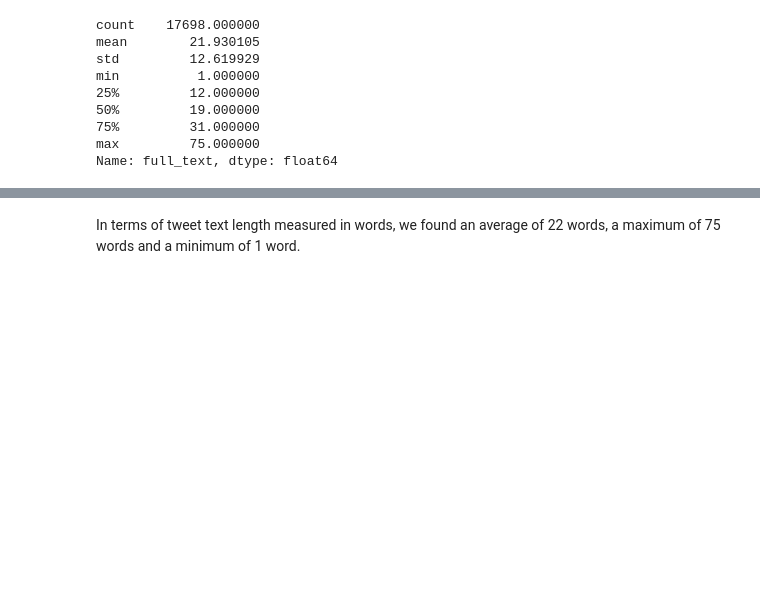
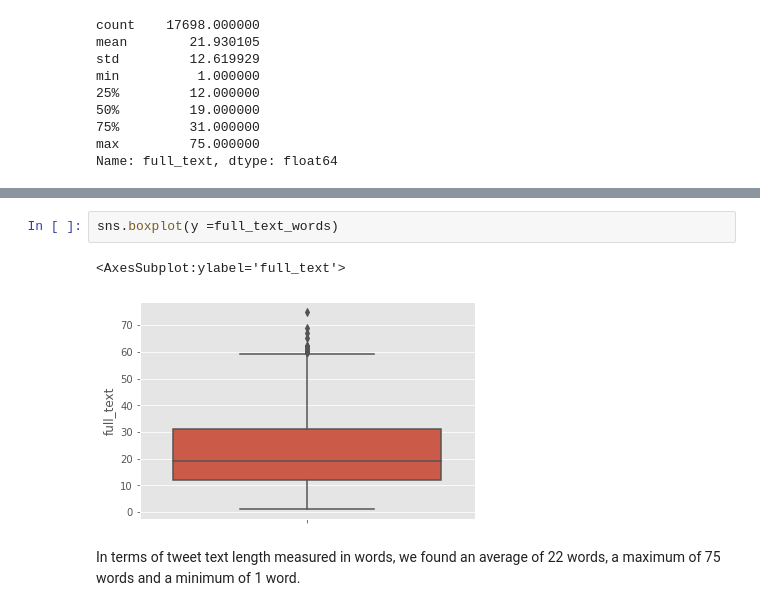
Before and after one commit to GDLPLearning/Sentiment-Analysis-for-the-MDP, a Jupyter notebook: notebooks/Exploratory/3-exploring-data.ipynb, the cells around one changed output, grey strips where cells are left out. Drawn from its saved outputs; the diff is of its cells as text; blank space fills up the shorter version.

```diff
--- a/notebooks/Exploratory/3-exploring-data.ipynb
+++ b/notebooks/Exploratory/3-exploring-data.ipynb
@@ -237,3 +237,8 @@ plt.show()
+# %%
+sns.boxplot(y =full_text_words)
+# %% [output]
+<AxesSubplot:ylabel='full_text'>
+[figure, added]
 # %% [markdown]
 In terms of tweet text length measured in words, we found an average of 22 words, a maximum of 75 words and a minimum of 1 word.
 # %% [markdown]
```
Also changed, not shown: parts of 12 cells of this notebook.
